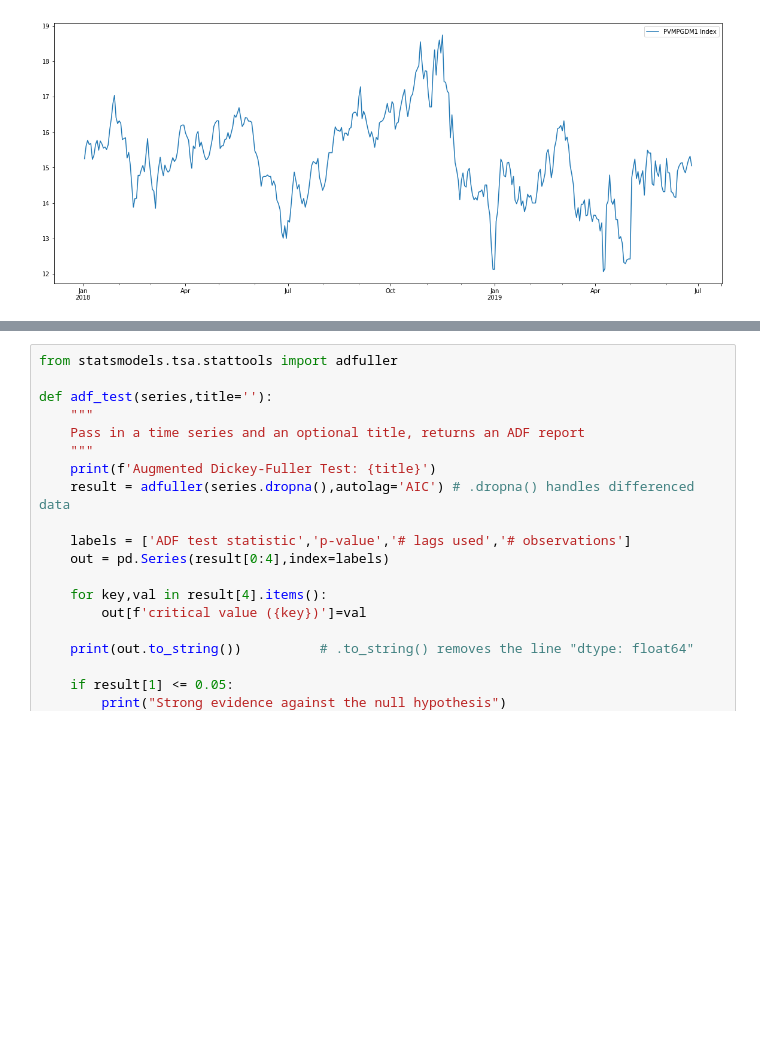
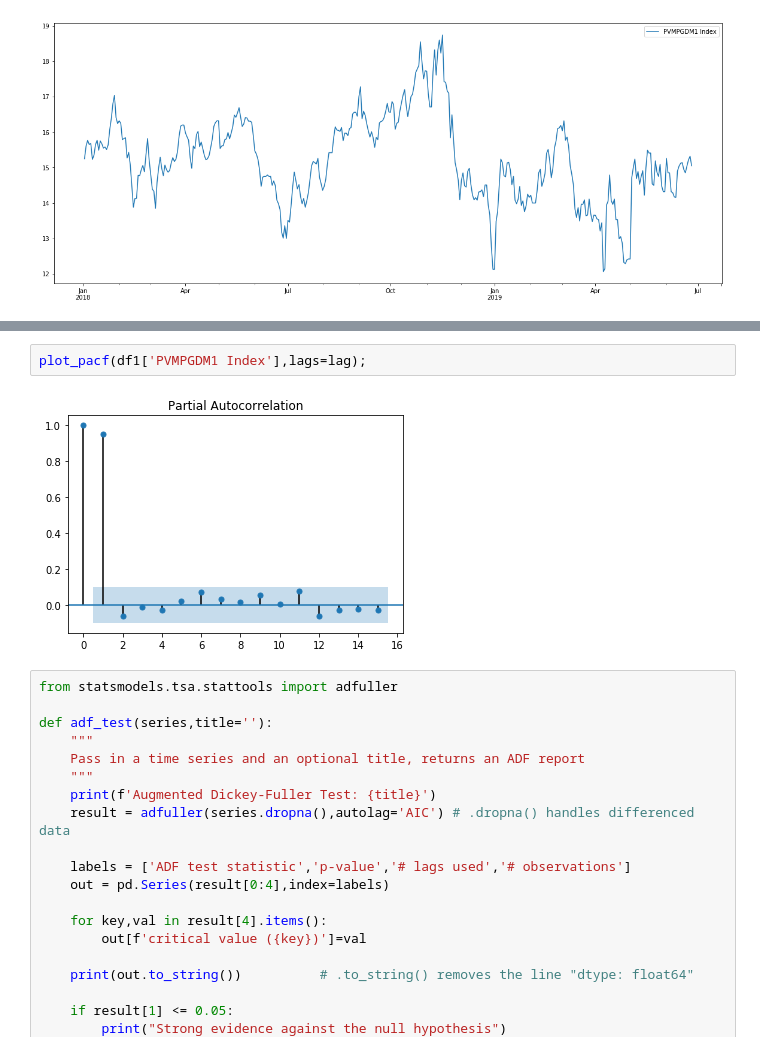
Before and after one commit to psankosik/Learning-Data-Sci, a Jupyter notebook: Self Project/Pricing/Attemp 1/ARMA.ipynb, the cells around one changed output, grey strips where cells are left out. Saved outputs shown, nothing was run; the diff lists cells and outputs as text; blank space fills up the shorter version.

```diff
--- a/Self Project/Pricing/Attemp 1/ARMA.ipynb
+++ b/Self Project/Pricing/Attemp 1/ARMA.ipynb
@@ -38,3 +47,7 @@ df1['PVMPGDM1 Index'].plot(figsize=(20,8),legend=True);
+# %%
+plot_pacf(df1['PVMPGDM1 Index'],lags=lag);
+# %% [output]
+[figure, added]
 # %%
 from statsmodels.tsa.stattools import adfuller
 
```
Also changed, not shown: parts of 10 cells of this notebook, 4 other files.
